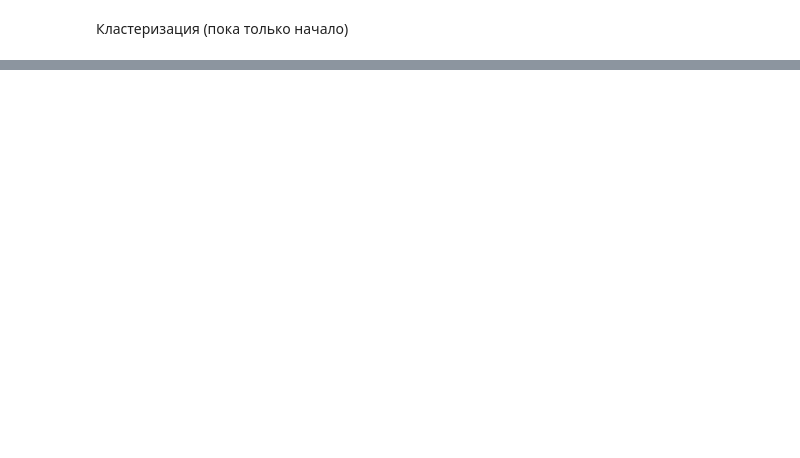
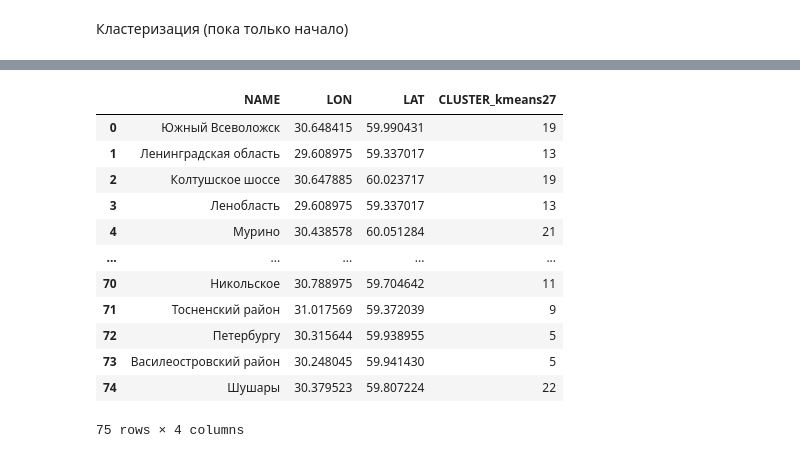
Before and after one commit to rkrisanoff/geographical-information-retrieval, a Jupyter notebook: GIR.ipynb, the cells around one changed output, grey strips where cells are left out. Saved outputs shown, nothing was run; the diff lists cells and outputs as text; code cells hidden in the pictures; blank space fills up the shorter version.

Commit message:
added clustering method K-Means

```diff
--- a/GIR.ipynb
+++ b/GIR.ipynb
@@ -138,0 +115,10 @@ locations
+# %%
+GC_LON,GC_LAT = client.coordinates("Санкт-Петербург")
+GC_LON,GC_LAT = float(GC_LON),float(GC_LAT)
+radius = 3
+locations_dict = {}.fromkeys(raw_locations_dict.keys())
+for key in raw_locations_dict.keys():
+  locations_dict[key] = raw_locations_dict[key]
+for key,(lon,lat) in raw_locations_dict.items():
+  if (abs(lon-GC_LON)**2 + abs(lat-GC_LAT)**2)>radius**2:
+    locations_dict.pop(key)
@@ -138,0 +127,11 @@ locations
+# %%
+import pandas as pd
+loc_lons =[ ]
+loc_lats=[]
+loc_names=[]
+for name,(lon,lat) in locations_dict.items():
+  loc_lons.append(lon)
+  loc_lats.append(lat)
+  loc_names.append(name)
+locations_df = pd.DataFrame({"NAME":loc_names,"LON":loc_lons,"LAT":loc_lats})
+locations_df.to_csv(f"/content/drive/MyDrive/GIR/geodata.csv", sep=',', encoding='utf-8')
@@ -138,0 +162,13 @@ locations
+# %%
+best_silhouette, best_k = -1, 0
+for k in tqdm(range(2, 75)):
+    model = KMeans(n_clusters=k, random_state=1).fit(X)
+    class_predictions = model.predict(X)
+
+    curr_silhouette = silhouette_score(X, class_predictions)
+    if curr_silhouette > best_silhouette:
+        best_k = k
+        best_silhouette = curr_silhouette
+
+print(f'K={best_k}')
+print(f'Silhouette Score: {best_silhouette}')
@@ -138,0 +194,21 @@ locations
+# %%
+X = np.array(locations_df[['LON', 'LAT']], dtype='float64')
+k = best_k
+model = KMeans(n_clusters=k, random_state=2022).fit(X)
+class_predictions = model.predict(X)
+locations_df[f'CLUSTER_kmeans{k}'] = class_predictions
+locations_df
+# %% [output]
+|  | NAME | LON | LAT | CLUSTER_kmeans27 |
+| 0 | Южный Всеволожск | 30.648415 | 59.990431 | 19 |
+| 1 | Ленинградская область | 29.608975 | 59.337017 | 13 |
+| 2 | Колтушское шоссе | 30.647885 | 60.023717 | 19 |
+| 3 | Ленобласть | 29.608975 | 59.337017 | 13 |
+| 4 | Мурино | 30.438578 | 60.051284 | 21 |
+| ... | ... | ... | ... | ... |
+| 70 | Никольское | 30.788975 | 59.704642 | 11 |
+| 71 | Тосненский район | 31.017569 | 59.372039 | 9 |
+| 72 | Петербургу | 30.315644 | 59.938955 | 5 |
+| 73 | Василеостровский район | 30.248045 | 59.941430 | 5 |
+| 74 | Шушары | 30.379523 | 59.807224 | 22 |
+75 rows × 4 columns
```
Also changed, not shown: parts of 14 cells of this notebook.
